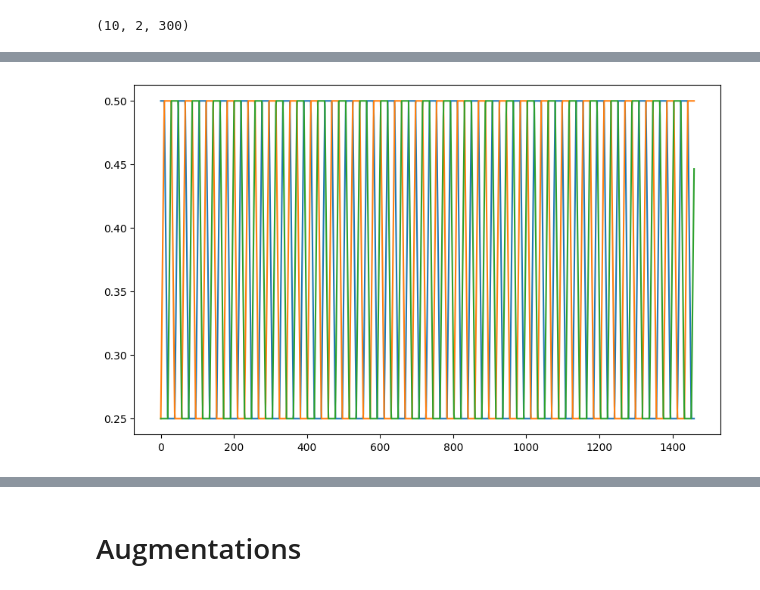
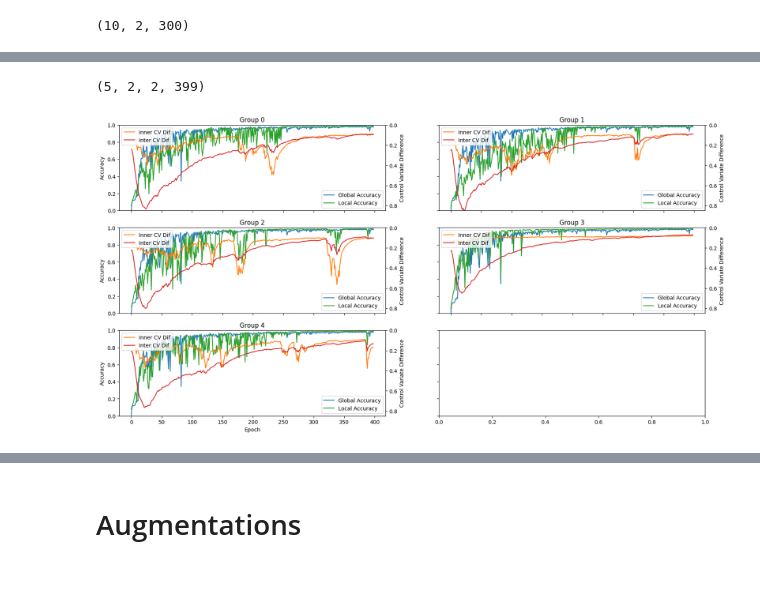
Before and after one commit to martinio1448/SCAFFOLD-PyTorch, a Jupyter notebook: src/read.ipynb, the cells around one changed output, grey strips where cells are left out. Saved outputs shown, nothing was run; the diff lists cells and outputs as text; code cells hidden in the pictures.

```diff
--- a/src/read.ipynb
+++ b/src/read.ipynb
@@ -177,8 +293,6 @@ plot_multiple_stats_by_epoch(indexed_acc_after, indexed_cv_inter_diffs)
-# %%
-rgb = np.asarray([colorsys.hsv_to_rgb(math.radians(i), 0.5, 0.5) for i in torch.arange(0,1460, 1)])
-
-plt.figure(figsize=(10,6))
-plt.plot(rgb)
-plt.show()
-# %% [output]
-[figure, removed]
+# %%
+plot_grouped_stats(indexed_group_acc_before, indexed_group_train_acc_before, indexed_inner_difs, indexed_inter_difs)
+#2023_09_23_1250
+# %% [output]
+(5, 2, 2, 399)
+[figure, added]
```
Also changed, not shown: parts of 46 cells of this notebook, 7 other files.
